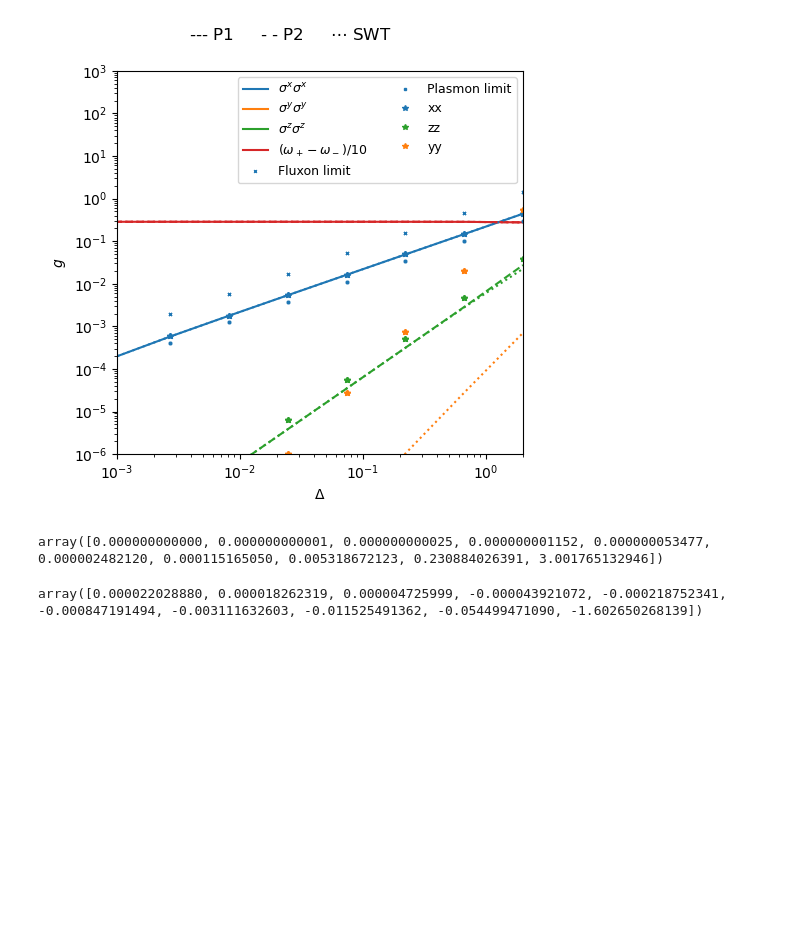
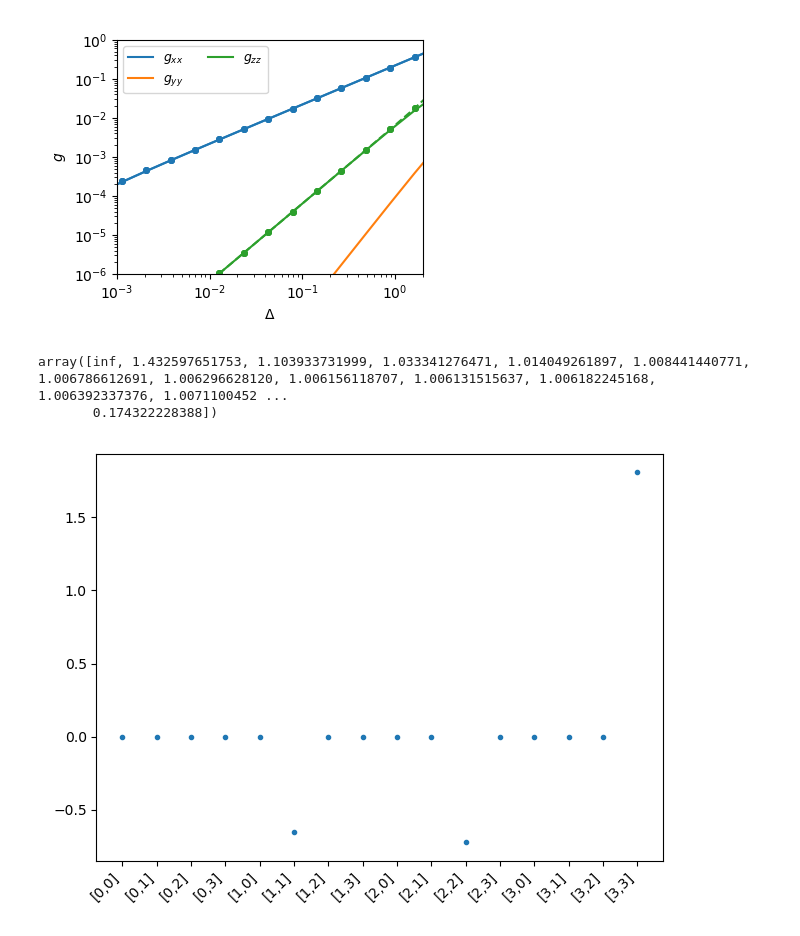
Before and after one commit to GabrielJauma/tunable-capacitive-coupling-flux-qubits, a Jupyter notebook: uni_cell/unit_cell_4x4_effective_hamiltonian.ipynb, the cells around one changed output. Drawn from its saved outputs; the diff is of its cells as text; code cells hidden in the pictures; blank space fills up the shorter version.

```diff
--- a/uni_cell/unit_cell_4x4_effective_hamiltonian.ipynb
+++ b/uni_cell/unit_cell_4x4_effective_hamiltonian.ipynb
@@ -29,9 +29,12 @@ e0   = 1.602e-19
 Φ_0 = h/(2*e0)
 # %%
 n_eig  = 5
-n_plot = 10
+n_plot = 20
 param_name = '\\Delta'
-param_values = np.geomspace(1e-4, 2, n_plot)
+param_values = np.geomspace(1e-4, 1e1, n_plot)
 Δ_values = param_values
+
+labels_low = ['(0,0)','(1,0)','(0,1)','(1,1)']
+labels_high = ['(0,2)','(2,0)','(0,3)','(1,2)','(2,1)','(3,0)','(0,4)','(1,3)','(2,2)','(3,1)','(4,0)']
 # %%
 C, CJ, Csh, Lq, Lr, _, EJ = sq_ext.get_experimental_parameters('qubit_2', return_effective=False)
@@ -152,52 +150,63 @@ Pauli_SWT = Pauli_SWT- Pauli_SWT[0,:]
 
 ω_f_minus_ω_r = np.array(ω_f_minus_ω_r)
 # %%
-fig, ax1 = plt.subplots(figsize =[5,5], dpi=100)
-linestyles = ['-', '--',':' ]
+fig, ax1 = plt.subplots(figsize =np.array([5,4])*0.8, dpi=100)
+linestyles = ['-', '--','-' ]
 colors = figs.generate_colors_from_colormap(10, 'tab10')
-
+set_label  = True
 for i, Pauli in enumerate([Pauli_p1, Pauli_p2, Pauli_SWT]):
     # if i==0 or i==2:
+    # if i==0 or i==1:
     #     continue
 
     σxσx = np.abs(Pauli[:, 1,1])
     σyσy = np.abs(Pauli[:, 2,2])
     σzσz = np.abs(Pauli[:, 3,3])
     ωf = np.abs(Pauli[:, 0,-1])
     ωr = np.abs(Pauli[:, -1,0])
 
-    ax1.plot(Δ_values, σxσx, color = colors[0], linestyle=linestyles[i], label = r'$\sigma^x\sigma^x$')
-    ax1.plot(Δ_values, σyσy, color = colors[1], linestyle=linestyles[i], label = r'$\sigma^y\sigma^y$')
-    ax1.plot(Δ_values, σzσz, color = colors[2], linestyle=linestyles[i], label = r'$\sigma^z\sigma^z$')
-    ax1.plot(Δ_values, ω_f_minus_ω_r/10 , color = colors[3], linestyle=linestyles[i], label = r'$(\omega_+-\omega_-)/10$')
+    ax1.plot(Δ_values, σxσx, color = colors[0], linestyle=linestyles[i], label = r'$g_{xx}$')
+    ax1.plot(Δ_values, σyσy, color = colors[1], linestyle=linestyles[i], label = r'$g_{yy}$')
+    ax1.plot(Δ_values, σzσz, color = colors[2], linestyle=linestyles[i], label = r'$g_{zz}$')
+    # ax1.plot(Δ_values, ω_f_minus_ω_r/10 , color = colors[3], linestyle=linestyles[i], label = r'$(\omega_+-\omega_-)/10$')
 
-    ax1.plot(Δ_values, g_fq_limit, 'x', color = colors[0], label = 'Fluxon limit', markersize='2')
-    ax1.plot(Δ_values, g_r_limit , 's', color = colors[0], label = 'Plasmon limit', markersize='2')
-    ax1.plot(Δ_values, g_xx_pert , '*', color = colors[0], label = 'xx', markersize='4')
-    ax1.plot(Δ_values, g_zz_pert , '*', color = colors[2], label = 'zz', markersize='4')
-    ax1.plot(Δ_values, g_yy_pert , '*', color = colors[1], label = 'yy', markersize='4')
+    # ax1.plot(Δ_values, g_fq_limit, 'x', color = colors[0], label = 'g_{xx}, fluxon', markersize='2')
+    # ax1.plot(Δ_values, g_r_limit , 's', color = colors[0], label = 'g_{xx}, plasmon', markersize='2')
+    ax1.plot(Δ_values, g_xx_pert , '*', color = colors[0], marker='o', markersize='4')
+    ax1.plot(Δ_values, g_zz_pert , '*', color = colors[2], marker='o', markersize='4')
+    # ax1.plot(Δ_values, g_yy_pert , '*', color = colors[1],  markersize='4')
 
-    if i ==0:
+    if set_label:
+        set_label =False
         ax1.legend(ncol=2, fontsize=9)
 
 ax1.set_yscale('log')
 ax1.set_xscale('log')
-ax1.set_ylim([1e-6,1e3])
+ax1.set_ylim([1e-6,1e0])
 ax1.set_xlim([1e-3,2])
 ax1.set_ylabel('$g$')
 ax1.set_xlabel('$\Delta$')
 
-fig.suptitle(r' --- P1 $\quad$ - - P2 $\quad$ $\cdots$ SWT')
+# fig.suptitle(r' --- P1 $\quad$ - - P2 $\quad$ $\cdots$ SWT')
 fig.tight_layout()
-# figs.export('g_and_E_vs_delta_qubit_2_phi_ext_0.518.pdf', fig)
+figs.export('g_H_eff_vs_Delta.pdf', fig)
 fig.show()
 # %% [output]
-[figure, old version]
+[figure, new version]
-# %%
-g_yy_pert
-# %% [output]
-array([0.000000000000, 0.000000000001, 0.000000000025, 0.000000001152, 0.000000053477, 0.000002482120, 0.000115165050, 0.005318672123, 0.230884026391, 3.001765132946])
-# %%
-g_xx_pert-σxσx
-# %% [output]
-array([0.000022028880, 0.000018262319, 0.000004725999, -0.000043921072, -0.000218752341, -0.000847191494, -0.003111632603, -0.011525491362, -0.054499471090, -1.602650268139])
+# %%
+g_zz_pert/σzσz
+# %% [output]
+array([inf, 1.432597651753, 1.103933731999, 1.033341276471, 1.014049261897, 1.008441440771, 1.006786612691, 1.006296628120, 1.006156118707, 1.006131515637, 1.006182245168, 1.006392337376, 1.0071100452 ...
+       0.174322228388])
+# %%
+labels = [f"[{i},{j}]" for i in range(4) for j in range(4)]
+
+fig, ax = plt.subplots()
+
+ax.plot(H_eff_p2.flatten(), '.')
+
+ax.set_xticks(ticks=range(4*4), labels=labels, rotation=45, ha="right")
+fig.tight_layout()
+fig.show()
+# %% [output]
+[figure, added]
```
Also changed, not shown: parts of 3 cells of this notebook, 2 other files.
